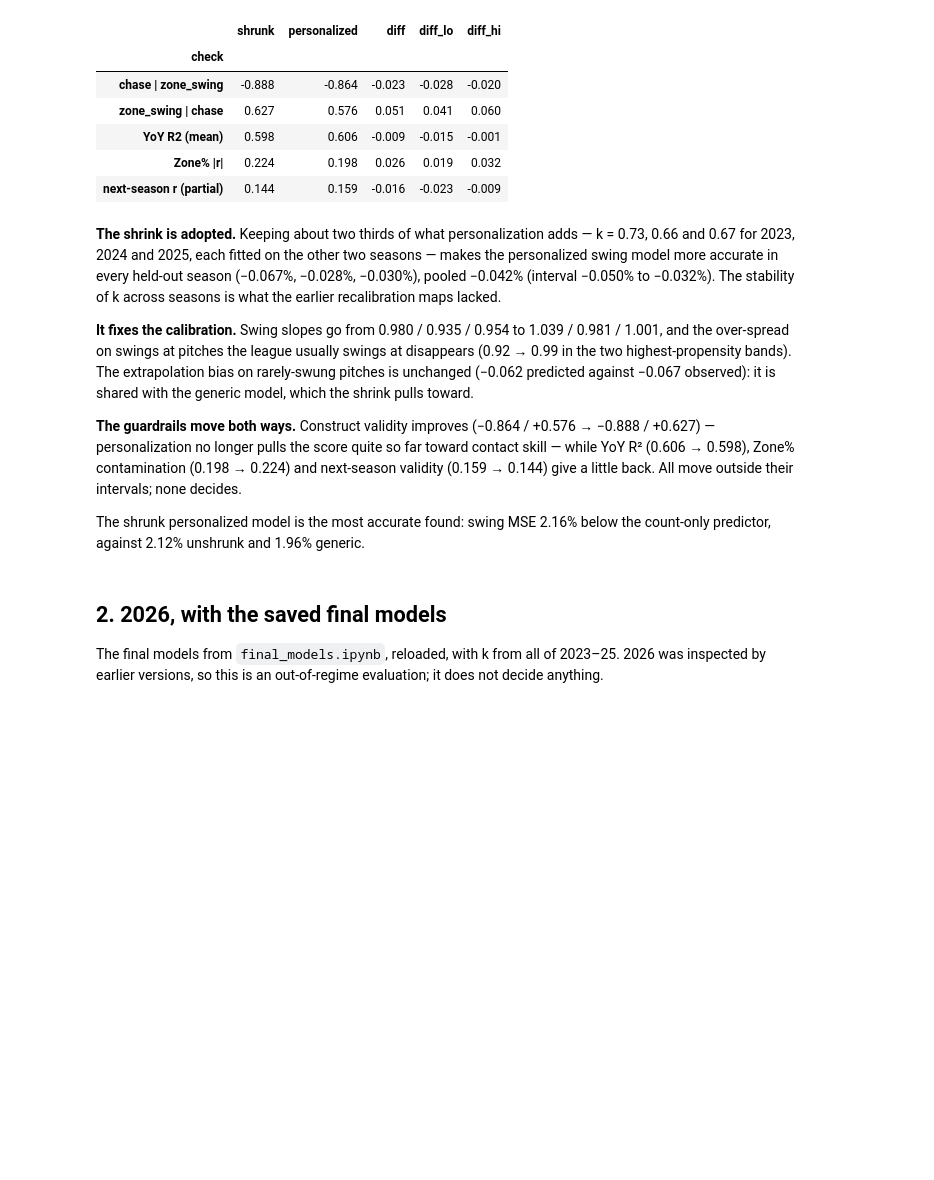
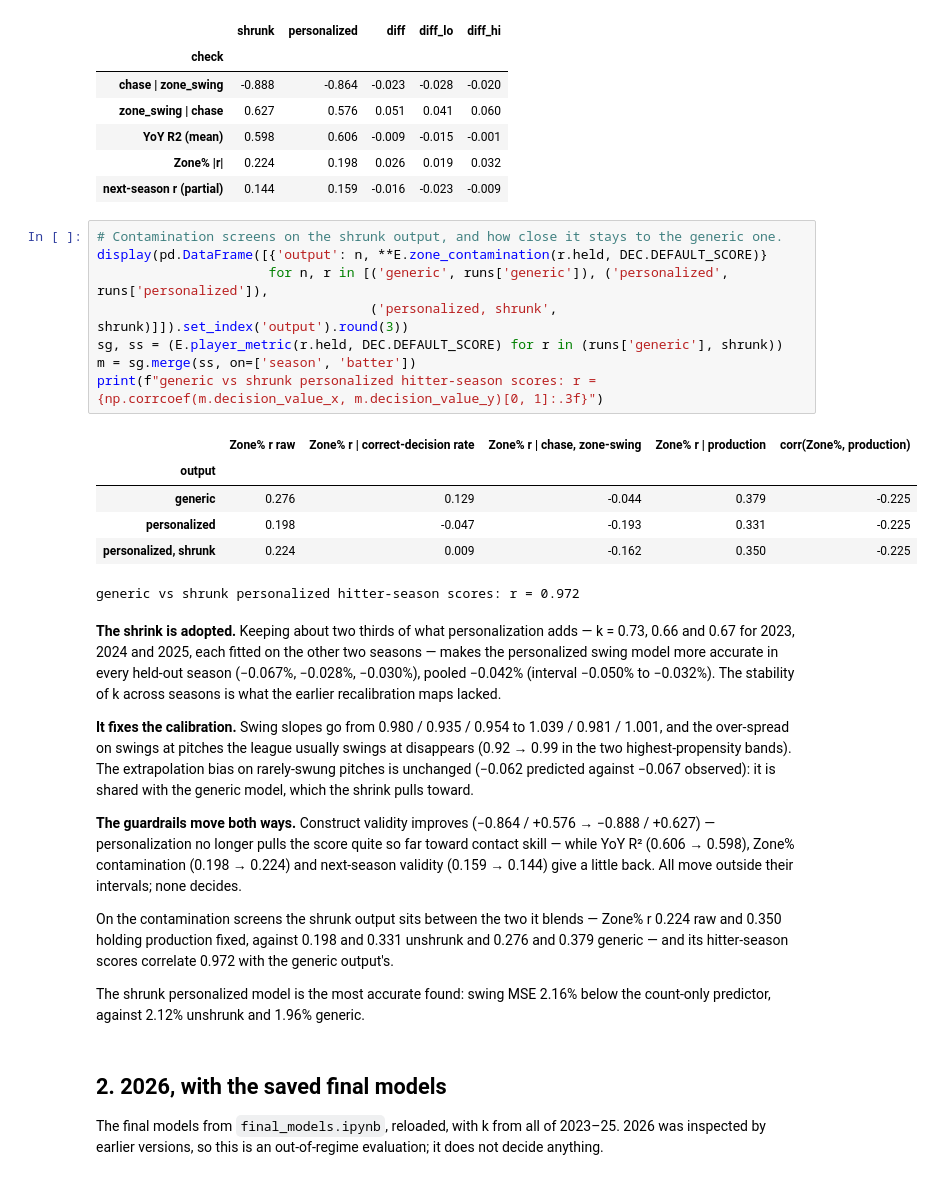
Before and after one commit to Jack1021ohoh/batter_decision_value, a Jupyter notebook: notebooks/v6_shrink.ipynb, the cells around one changed output. Drawn from its saved outputs; the diff is of its cells as text; blank space fills up the shorter version.

```diff
--- a/notebooks/v6_shrink.ipynb
+++ b/notebooks/v6_shrink.ipynb
@@ -155,6 +155,21 @@ E.metric_differences(shrunk, runs['personalized'], labels=('shrunk', 'personaliz
 | YoY R2 (mean) | 0.598 | 0.606 | -0.009 | -0.015 | -0.001 |
 | Zone% |r| | 0.224 | 0.198 | 0.026 | 0.019 | 0.032 |
 | next-season r (partial) | 0.144 | 0.159 | -0.016 | -0.023 | -0.009 |
+# %%
+# Contamination screens on the shrunk output, and how close it stays to the generic one.
+display(pd.DataFrame([{'output': n, **E.zone_contamination(r.held, DEC.DEFAULT_SCORE)}
+                      for n, r in [('generic', runs['generic']), ('personalized', runs['personalized']),
+                                   ('personalized, shrunk', shrunk)]]).set_index('output').round(3))
+sg, ss = (E.player_metric(r.held, DEC.DEFAULT_SCORE) for r in (runs['generic'], shrunk))
+m = sg.merge(ss, on=['season', 'batter'])
+print(f"generic vs shrunk personalized hitter-season scores: r = {np.corrcoef(m.decision_value_x, m.decision_value_y)[0, 1]:.3f}")
+# %% [output]
+|  | Zone% r raw | Zone% r | correct-decision rate | Zone% r | chase, zone-swing | Zone% r | production | corr(Zone%, production) |
+| output |  |  |  |  |  |
+| generic | 0.276 | 0.129 | -0.044 | 0.379 | -0.225 |
+| personalized | 0.198 | -0.047 | -0.193 | 0.331 | -0.225 |
+| personalized, shrunk | 0.224 | 0.009 | -0.162 | 0.350 | -0.225 |
+generic vs shrunk personalized hitter-season scores: r = 0.972
 # %% [markdown]
 **The shrink is adopted.** Keeping about two thirds of what personalization adds
 — k = 0.73, 0.66 and 0.67 for 2023, 2024 and 2025, each fitted on the other two
@@ -176,6 +191,11 @@ quite so far toward contact skill — while YoY R² (0.606 → 0.598), Zone%
 contamination (0.198 → 0.224) and next-season validity (0.159 → 0.144) give a
 little back. All move outside their intervals; none decides.
 
+On the contamination screens the shrunk output sits between the two it blends —
+Zone% r 0.224 raw and 0.350 holding production fixed, against 0.198 and 0.331
+unshrunk and 0.276 and 0.379 generic — and its hitter-season scores correlate
+0.972 with the generic output's.
+
 The shrunk personalized model is the most accurate found: swing MSE 2.16% below
 the count-only predictor, against 2.12% unshrunk and 1.96% generic.
 # %% [markdown]
```
Also changed, not shown: 5 other files.
